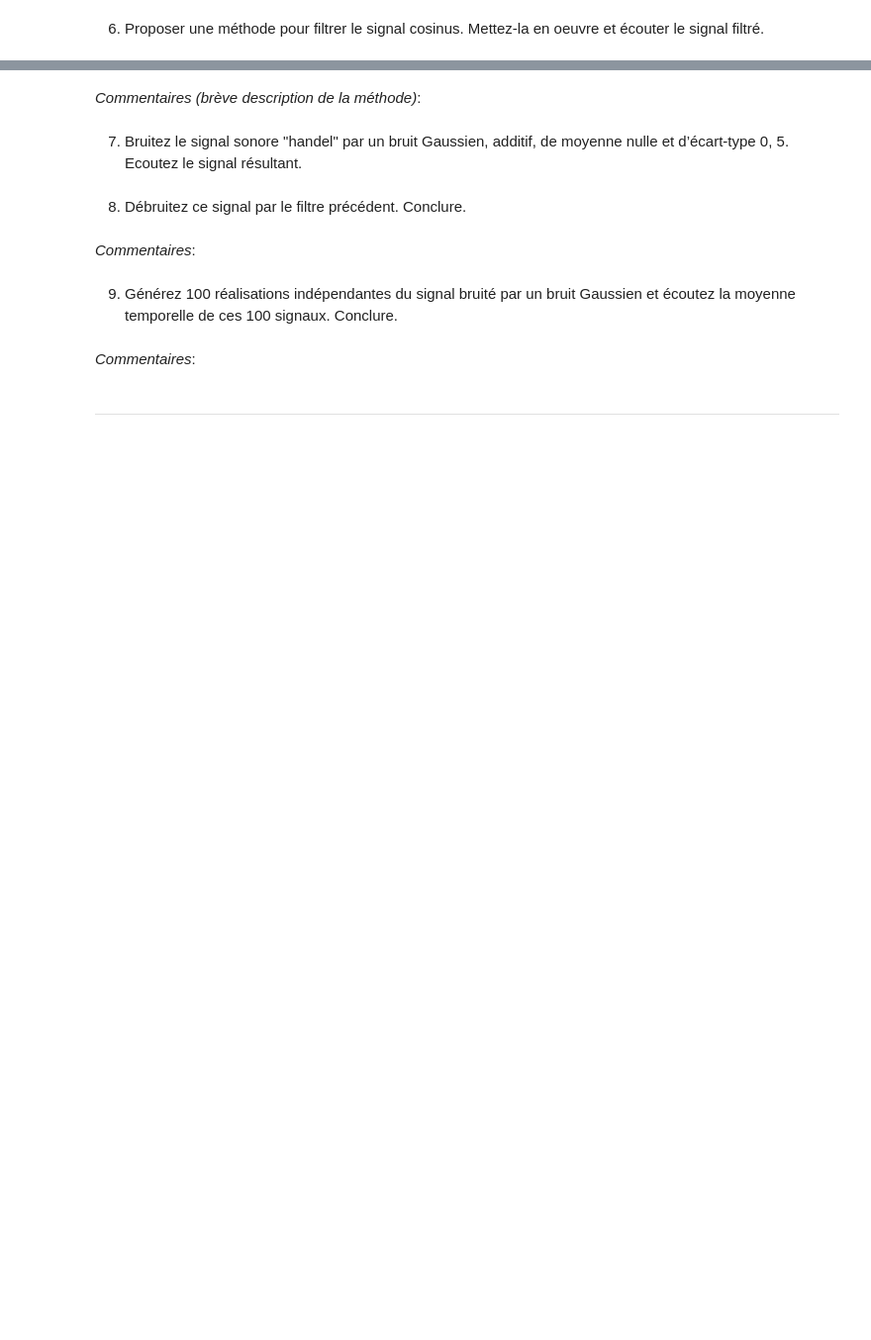
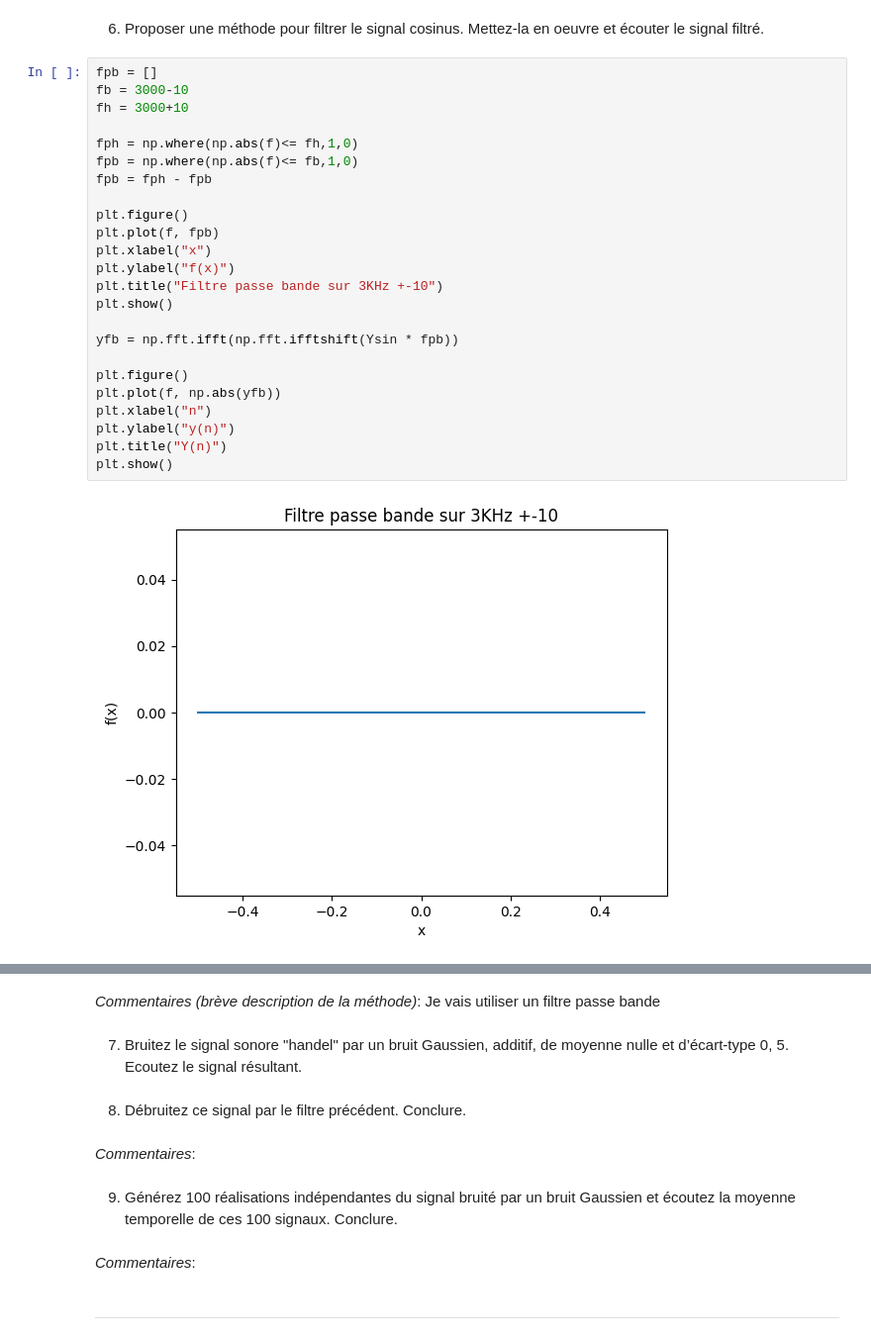
Before and after one commit to SearleOliver/Image-et-Signal, a Jupyter notebook: Traitement du Signal/NotebookTDS_TP2324.ipynb, the cells around one changed output, grey strips where cells are left out. Shown at 99% size. Saved outputs shown, nothing was run; the diff lists cells and outputs as text; blank space fills up the shorter version.

```diff
--- a/Traitement du Signal/NotebookTDS_TP2324.ipynb
+++ b/Traitement du Signal/NotebookTDS_TP2324.ipynb
@@ -328,2 +346,28 @@ ValueError: operands could not be broadcast together with shapes (73113,) (65536
 # %% [markdown]
 6) Proposer une méthode pour filtrer le signal cosinus. Mettez-la en oeuvre et écouter le signal filtré.
+# %%
+fpb = []
+fb = 3000-10
+fh = 3000+10
+
+fph = np.where(np.abs(f)<= fh,1,0)
+fpb = np.where(np.abs(f)<= fb,1,0)
+fpb = fph - fpb
+
+plt.figure()
+plt.plot(f, fpb)
+plt.xlabel("x")
+plt.ylabel("f(x)")
+plt.title("Filtre passe bande sur 3KHz +-10")
+plt.show()
+
+yfb = np.fft.ifft(np.fft.ifftshift(Ysin * fpb))
+
+plt.figure()
+plt.plot(f, np.abs(yfb))
+plt.xlabel("n")
+plt.ylabel("y(n)")
+plt.title("Y(n)")
+plt.show()
+# %% [output]
+[figure, added]
@@ -330,5 +375,5 @@ ValueError: operands could not be broadcast together with shapes (73113,) (65536
 # %% [markdown]
-*Commentaires (brève description de la méthode)*:
+*Commentaires (brève description de la méthode)*: Je vais utiliser un filtre passe bande
 # %% [markdown]
 7) Bruitez le signal sonore "handel" par un bruit Gaussien, additif, de moyenne nulle et d’écart-type 0, 5. Ecoutez le signal résultant.
 # %% [markdown]
```
Also changed, not shown: parts of 8 cells of this notebook.
